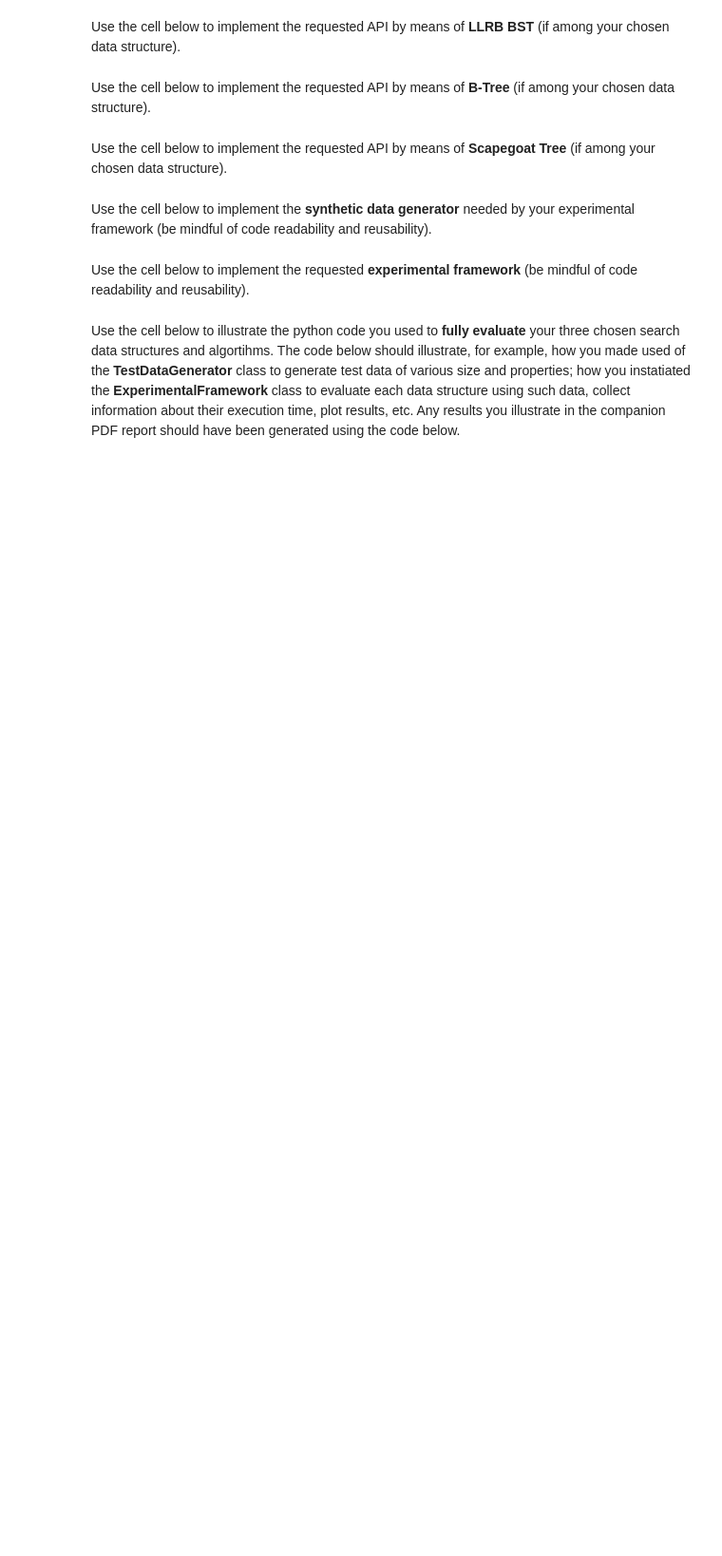
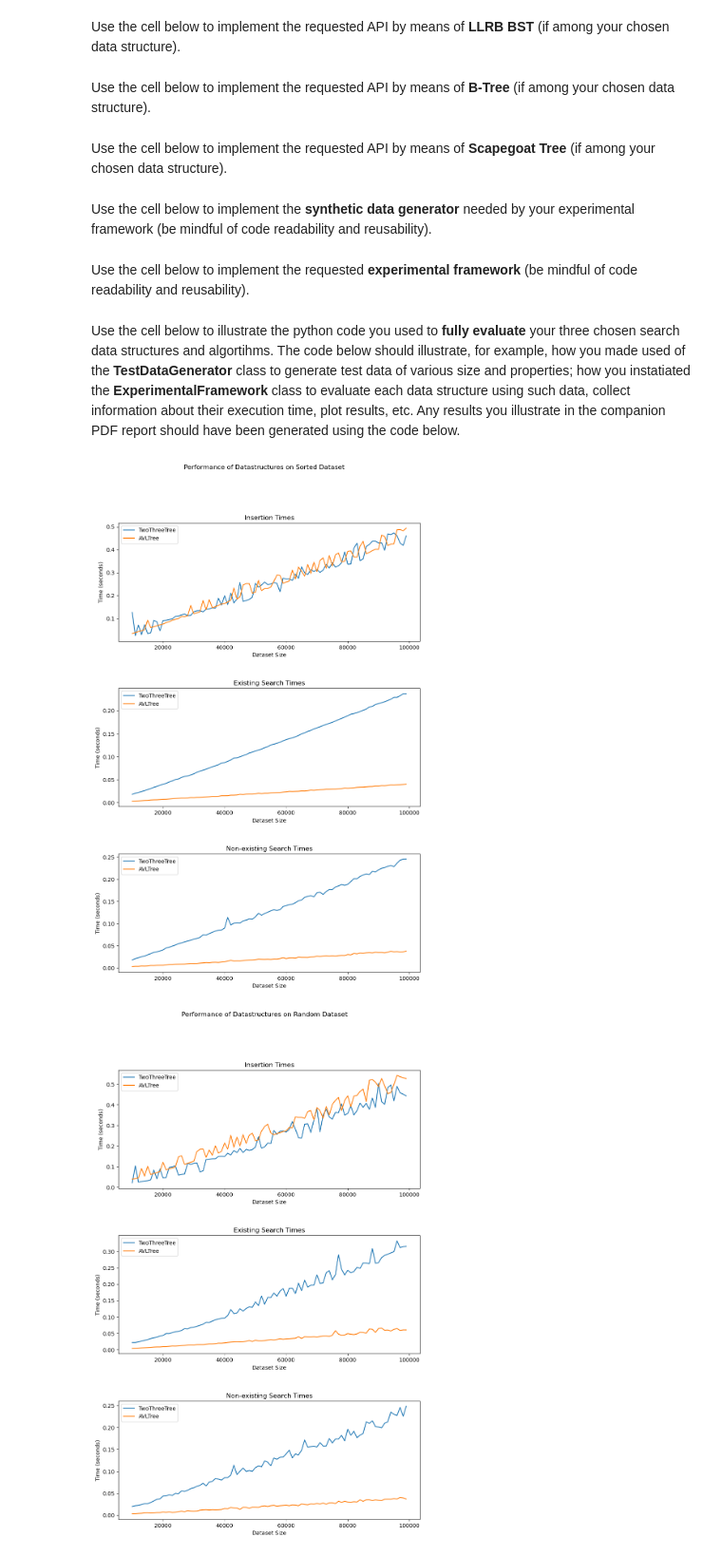
Before and after one commit to spicyGrape/COMP0005_Alg_cw, a Jupyter notebook: grp-23-0005code.ipynb, the cells around one changed output. Shown: that part at 95% size. Saved outputs shown, nothing was run; the diff lists cells and outputs as text; code cells hidden in the pictures; blank space fills up the shorter version.

Commit message:
Temporaly remove B tree for testing

```diff
--- a/grp-23-0005code.ipynb
+++ b/grp-23-0005code.ipynb
@@ -654,25 +654,28 @@ class ExperimentalFramework():
 Use the cell below to illustrate the python code you used to **fully evaluate** your three chosen search data structures and algortihms. The code below should illustrate, for example, how you made used of the **TestDataGenerator** class to generate test data of various size and properties; how you instatiated the **ExperimentalFramework** class to  evaluate each data structure using such data, collect information about their execution time, plot results, etc. Any results you illustrate in the companion PDF report should have been generated using the code below.
 # %%
 # ADD YOUR TEST CODE HERE
-data_structures = [TwoThreeTree, AVLTree, BTree]
+data_structures = [TwoThreeTree, AVLTree]
 dataset_sizes = [x for x in range(10000, 100000, 1000)]
 
 random_data_generator = TestDataGenerator().generate_sorted_dataset
 test_framework = ExperimentalFramework()
-results = test_framework.run_experiments(data_structures, dataset_sizes, random_data_generator)
-test_framework.plot_results(results, title="Performance of Datastructures on Sorted Dataset")
+results_on_sorted = test_framework.run_experiments(data_structures, dataset_sizes, random_data_generator)
+test_framework.plot_results(results_on_sorted, title="Performance of Datastructures on Sorted Dataset")
 
 random_data_generator = TestDataGenerator().generate_dataset
 test_framework = ExperimentalFramework()
-results = test_framework.run_experiments(data_structures, dataset_sizes, random_data_generator)
-test_framework.plot_results(results, title="Performance of Datastructures on Random Dataset")
+results_on_random = test_framework.run_experiments(data_structures, dataset_sizes, random_data_generator)
+test_framework.plot_results(results_on_random, title="Performance of Datastructures on Random Dataset")
 
 random_data_generator = TestDataGenerator().generate_dataset_normal_distribution
 test_framework = ExperimentalFramework()
-results = test_framework.run_experiments(data_structures, dataset_sizes, random_data_generator)
-test_framework.plot_results(results, title="Performance of Datastructures on Normal Dataset")
+results_on_normal_dis = test_framework.run_experiments(data_structures, dataset_sizes, random_data_generator)
+test_framework.plot_results(results_on_normal_dis, title="Performance of Datastructures on Normal Dataset")
 
 random_data_generator = TestDataGenerator().generate_dateset_with_duplicates
 test_framework = ExperimentalFramework()
-results = test_framework.run_experiments(data_structures, dataset_sizes, random_data_generator)
-test_framework.plot_results(results, title="Performance of Datastructures on Dataset with Duplicates")
+results_on_dup = test_framework.run_experiments(data_structures, dataset_sizes, random_data_generator)
+test_framework.plot_results(results_on_dup, title="Performance of Datastructures on Dataset with Duplicates")
+# %% [output]
+[figure, added]
+[figure, added]
```
